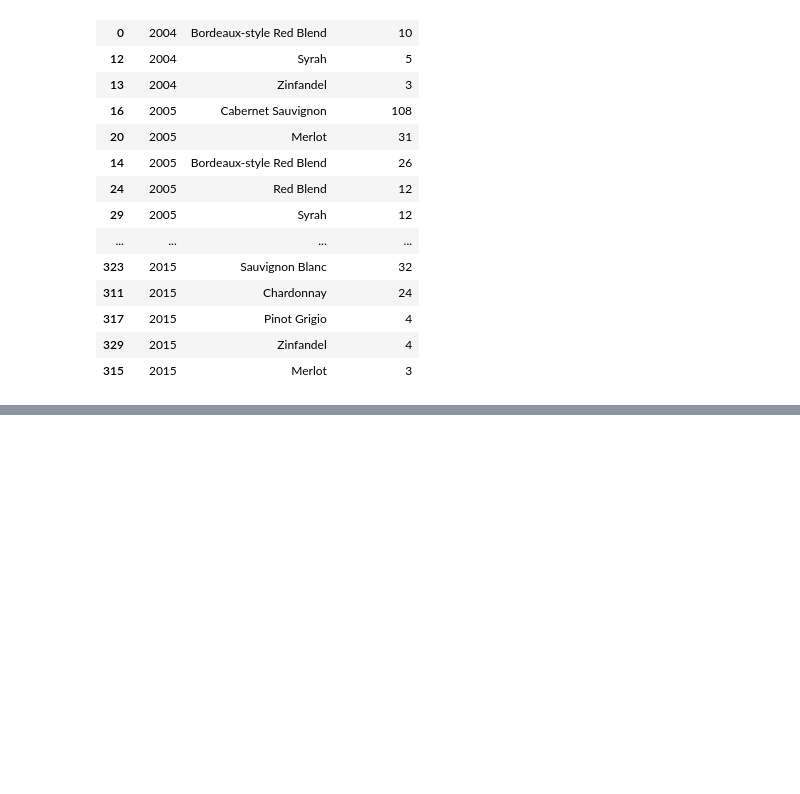
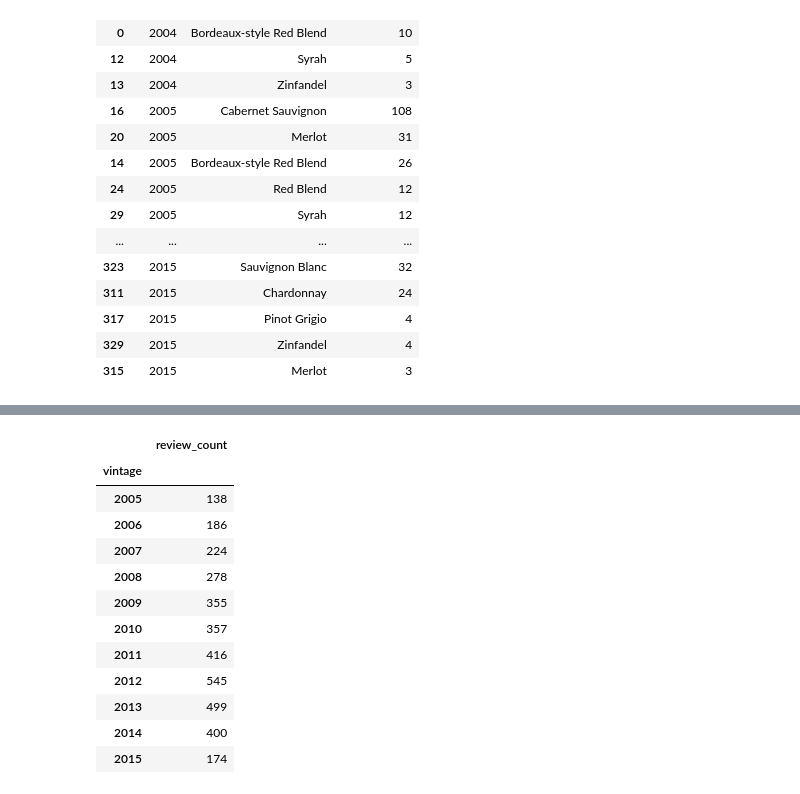
Before and after one commit to dylanhernandez1/DATA4401_Project3, a Jupyter notebook: Vintage_Text_Analysis.ipynb, the cells around one changed output, grey strips where cells are left out. Drawn from its saved outputs; the diff is of its cells as text; code cells hidden in the pictures; blank space fills up the shorter version.

```diff
--- a/Vintage_Text_Analysis.ipynb
+++ b/Vintage_Text_Analysis.ipynb
@@ -676,0 +818,17 @@ variety_share_by_vintage[top_10_varieties].round(1)
+# %%
+# Vintage distribution for Columbia Valley
+columbia_results["counts"].to_frame("review_count")
+# %% [output]
+|  | review_count |
+| vintage |  |
+| 2005 | 138 |
+| 2006 | 186 |
+| 2007 | 224 |
+| 2008 | 278 |
+| 2009 | 355 |
+| 2010 | 357 |
+| 2011 | 416 |
+| 2012 | 545 |
+| 2013 | 499 |
+| 2014 | 400 |
+| 2015 | 174 |
```
Also changed, not shown: parts of 9 cells of this notebook.
